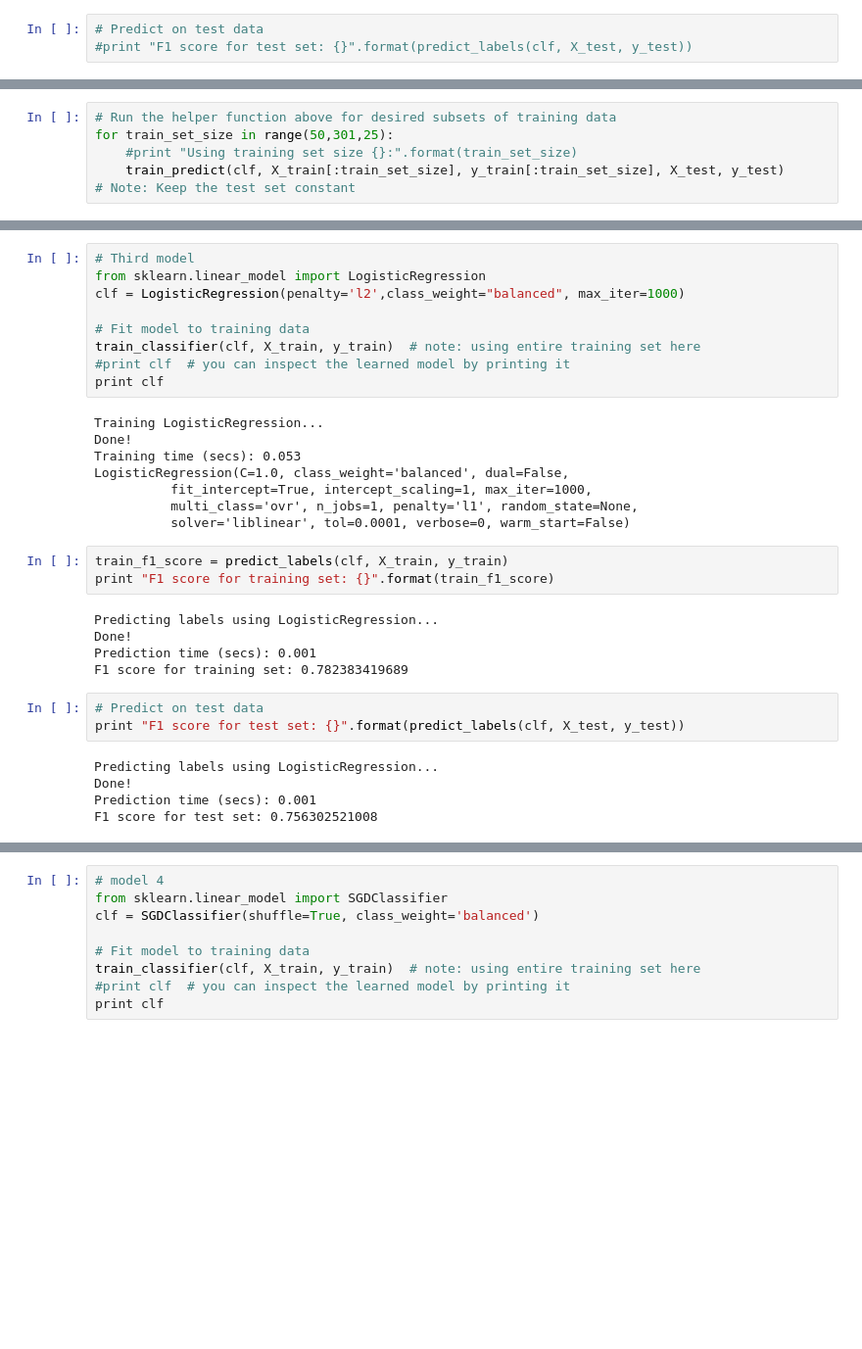
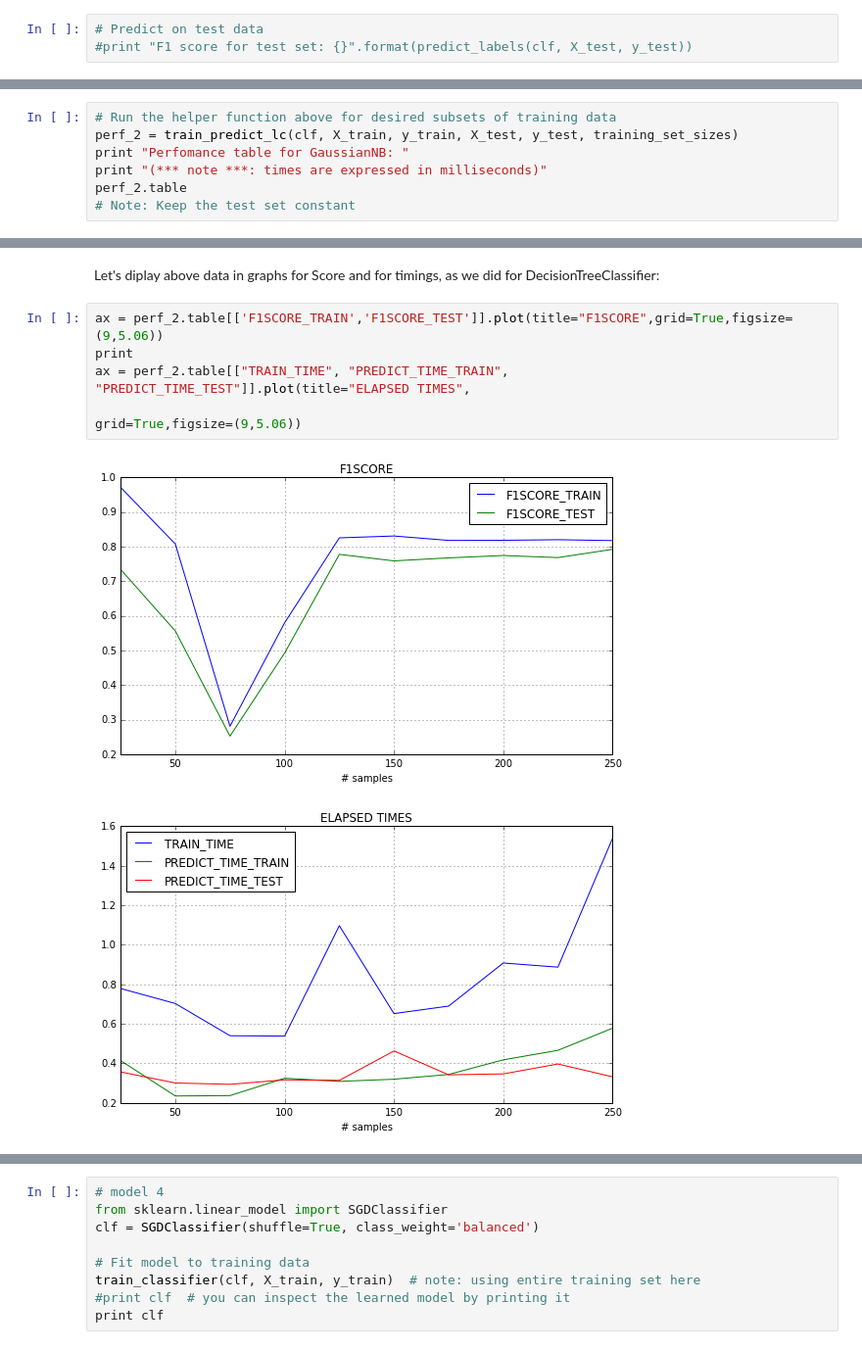
Before and after one commit to antoniodeblasi/MLND, a Jupyter notebook: projects/StudentIntervention/student_intervention.ipynb, the cells around one changed output, grey strips where cells are left out. Shown: that part at 98% size. Cells and saved outputs as stored; diff of their text form; blank space fills up the shorter version.

```diff
--- a/projects/StudentIntervention/student_intervention.ipynb
+++ b/projects/StudentIntervention/student_intervention.ipynb
@@ -430,7 +430,8 @@ F1 score for test set: 0.763358778626
 # %%
 # Run the helper function above for desired subsets of training data
-for train_set_size in range(50,301,25):
-    #print "Using training set size {}:".format(train_set_size)
-    train_predict(clf, X_train[:train_set_size], y_train[:train_set_size], X_test, y_test)
+perf_2 = train_predict_lc(clf, X_train, y_train, X_test, y_test, training_set_sizes)
+print "Perfomance table for GaussianNB: "
+print "(*** note ***: times are expressed in milliseconds)"
+perf_2.table
 # Note: Keep the test set constant
 # %% [output]
@@ -454,34 +452,11 @@ F1 score for test set: 0.763358778626
-# %%
-# Third model
-from sklearn.linear_model import LogisticRegression
-clf = LogisticRegression(penalty='l2',class_weight="balanced", max_iter=1000)
-
-# Fit model to training data
-train_classifier(clf, X_train, y_train)  # note: using entire training set here
-#print clf  # you can inspect the learned model by printing it
-print clf
-# %% [output]
-Training LogisticRegression...
-Done!
-Training time (secs): 0.053
-LogisticRegression(C=1.0, class_weight='balanced', dual=False,
-          fit_intercept=True, intercept_scaling=1, max_iter=1000,
-          multi_class='ovr', n_jobs=1, penalty='l1', random_state=None,
-          solver='liblinear', tol=0.0001, verbose=0, warm_start=False)
-# %%
-train_f1_score = predict_labels(clf, X_train, y_train)
-print "F1 score for training set: {}".format(train_f1_score)
-# %% [output]
-Predicting labels using LogisticRegression...
-Done!
-Prediction time (secs): 0.001
-F1 score for training set: 0.782383419689
-# %%
-# Predict on test data
-print "F1 score for test set: {}".format(predict_labels(clf, X_test, y_test))
-# %% [output]
-Predicting labels using LogisticRegression...
-Done!
-Prediction time (secs): 0.001
-F1 score for test set: 0.756302521008
+# %% [markdown]
+Let's diplay above data in graphs for Score and for timings, as we did for DecisionTreeClassifier:
+# %%
+ax = perf_2.table[['F1SCORE_TRAIN','F1SCORE_TEST']].plot(title="F1SCORE",grid=True,figsize=(9,5.06))
+print
+ax = perf_2.table[["TRAIN_TIME", "PREDICT_TIME_TRAIN", "PREDICT_TIME_TEST"]].plot(title="ELAPSED TIMES",
+                                                                                grid=True,figsize=(9,5.06))
+# %% [output]
+[figure, added]
+[figure, added]
 # %%
```
Also changed, not shown: parts of 13 cells of this notebook.
